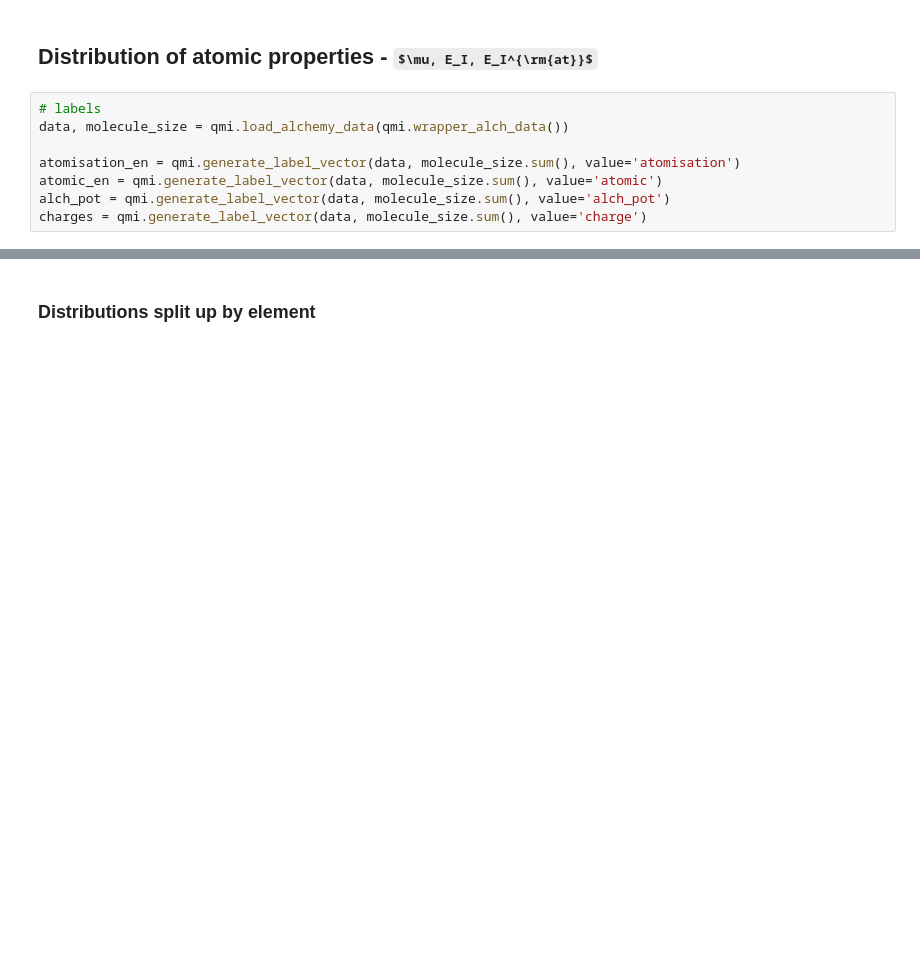
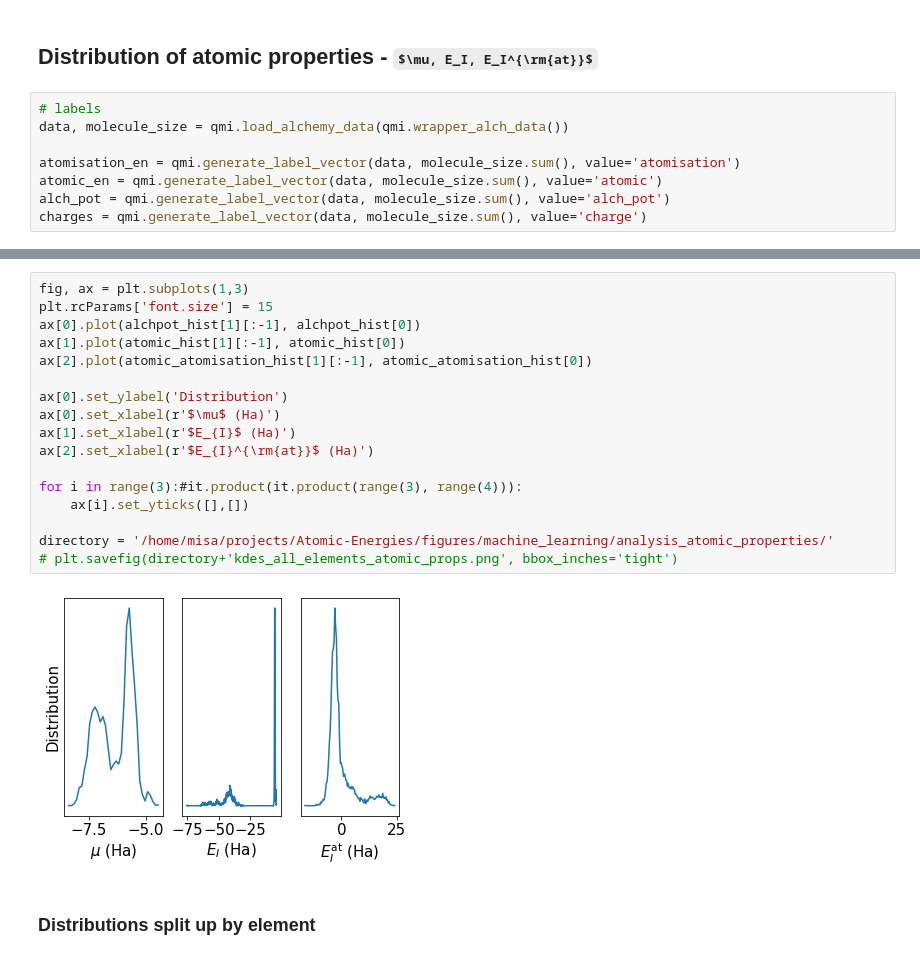
Before and after one commit to ferchault/APDFT, a Jupyter notebook: prototyping/atomic_energies/analysis/machine_learning/analysis_atomic_properties.ipynb, the cells around one changed output, grey strips where cells are left out. Drawn from its saved outputs; the diff is of its cells as text; some formulas as TeX source; blank space fills up the shorter version.

```diff
--- a/prototyping/atomic_energies/analysis/machine_learning/analysis_atomic_properties.ipynb
+++ b/prototyping/atomic_energies/analysis/machine_learning/analysis_atomic_properties.ipynb
@@ -77,3 +74,22 @@ directory = '/home/misa/projects/Atomic-Energies/figures/machine_learning/analys
+# %%
+fig, ax = plt.subplots(1,3)
+plt.rcParams['font.size'] = 15
+ax[0].plot(alchpot_hist[1][:-1], alchpot_hist[0])
+ax[1].plot(atomic_hist[1][:-1], atomic_hist[0])
+ax[2].plot(atomic_atomisation_hist[1][:-1], atomic_atomisation_hist[0])
+
+ax[0].set_ylabel('Distribution')
+ax[0].set_xlabel(r'$\mu$ (Ha)')
+ax[1].set_xlabel(r'$E_{I}$ (Ha)')
+ax[2].set_xlabel(r'$E_{I}^{\rm{at}}$ (Ha)')
+
+for i in range(3):#it.product(it.product(range(3), range(4))):
+    ax[i].set_yticks([],[])
+
+directory = '/home/misa/projects/Atomic-Energies/figures/machine_learning/analysis_atomic_properties/'
+# plt.savefig(directory+'kdes_all_elements_atomic_props.png', bbox_inches='tight')
+# %% [output]
+[figure, added]
 # %% [markdown]
 ### Distributions split up by element
 # %%
```
Also changed, not shown: parts of 22 cells of this notebook, 2 other files.
